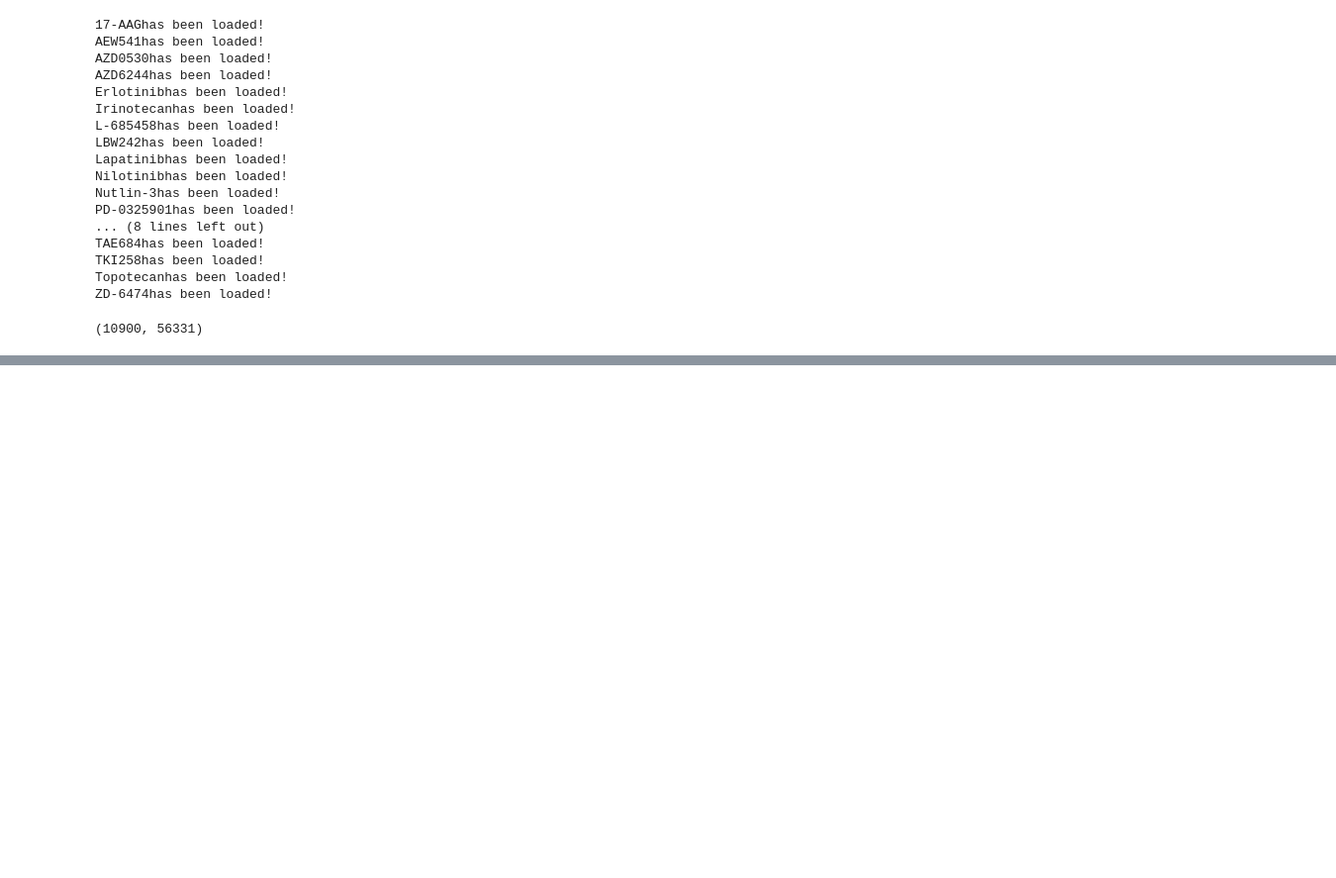
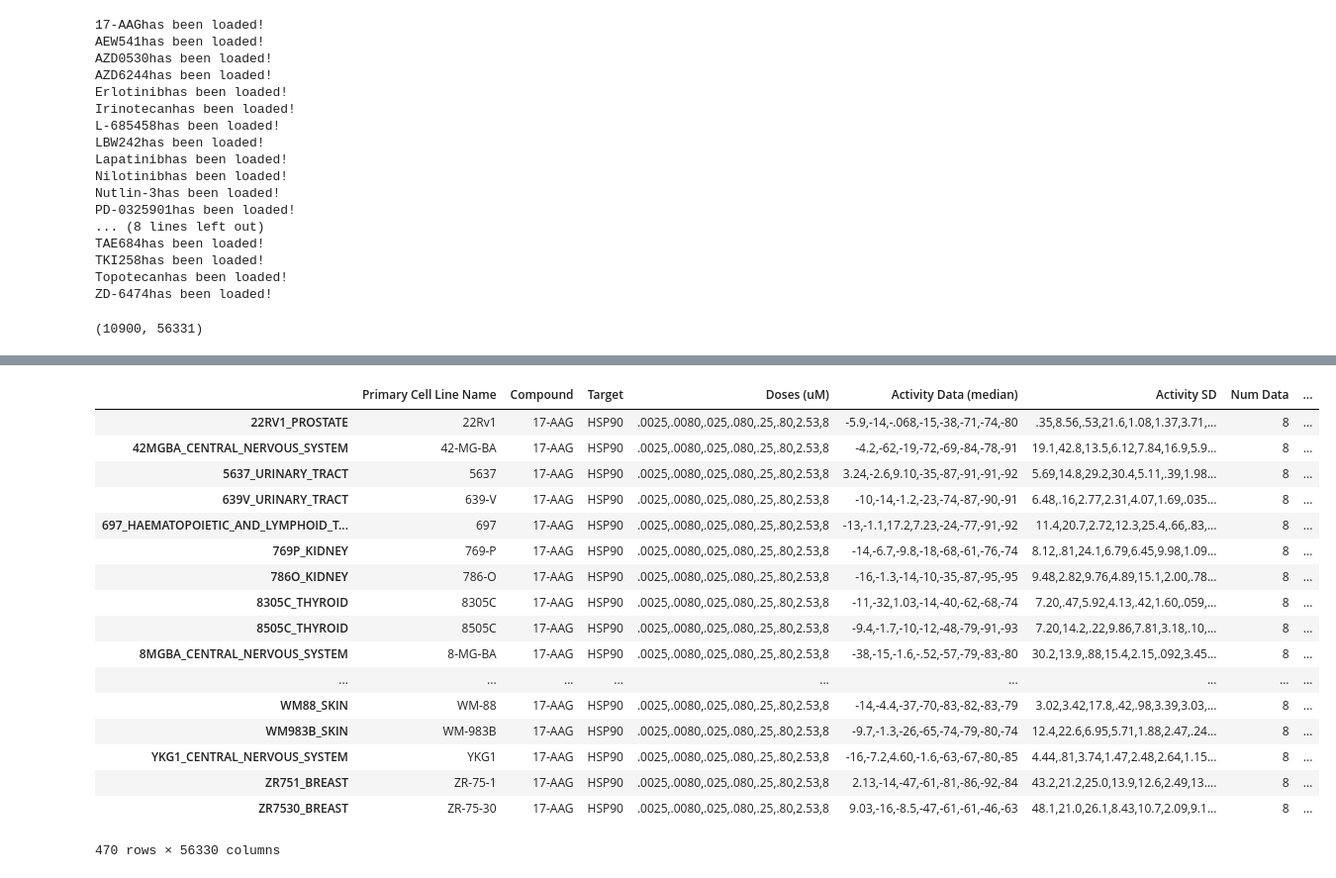
Before and after one commit to Naghipourfar/CCLE, a Jupyter notebook: Code/DataAnalysis.ipynb, the cells around one changed output, grey strips where cells are left out. Shown at 99% size. Drawn from its saved outputs; the diff is of its cells as text; code cells hidden in the pictures; blank space fills up the shorter version.

```diff
--- a/Code/DataAnalysis.ipynb
+++ b/Code/DataAnalysis.ipynb
@@ -142,0 +159,21 @@ KeyboardInterrupt:
+# %%
+data = pd.read_csv('../Data/Drugs_data/17-AAG.csv', index_col='Unnamed: 0')
+# %% [output]
+|  | Primary Cell Line Name | Compound | Target | Doses (uM) | Activity Data (median) | Activity SD | Num Data | ... |
+| 22RV1_PROSTATE | 22Rv1 | 17-AAG | HSP90 | .0025,.0080,.025,.080,.25,.80,2.53,8 | -5.9,-14,-.068,-15,-38,-71,-74,-80 | .35,8.56,.53,21.6,1.08,1.37,3.71,... | 8 | ... |
+| 42MGBA_CENTRAL_NERVOUS_SYSTEM | 42-MG-BA | 17-AAG | HSP90 | .0025,.0080,.025,.080,.25,.80,2.53,8 | -4.2,-62,-19,-72,-69,-84,-78,-91 | 19.1,42.8,13.5,6.12,7.84,16.9,5.9... | 8 | ... |
+| 5637_URINARY_TRACT | 5637 | 17-AAG | HSP90 | .0025,.0080,.025,.080,.25,.80,2.53,8 | 3.24,-2.6,9.10,-35,-87,-91,-91,-92 | 5.69,14.8,29.2,30.4,5.11,.39,1.98... | 8 | ... |
+| 639V_URINARY_TRACT | 639-V | 17-AAG | HSP90 | .0025,.0080,.025,.080,.25,.80,2.53,8 | -10,-14,-1.2,-23,-74,-87,-90,-91 | 6.48,.16,2.77,2.31,4.07,1.69,.035... | 8 | ... |
+| 697_HAEMATOPOIETIC_AND_LYMPHOID_T... | 697 | 17-AAG | HSP90 | .0025,.0080,.025,.080,.25,.80,2.53,8 | -13,-1.1,17.2,7.23,-24,-77,-91,-92 | 11.4,20.7,2.72,12.3,25.4,.66,.83,... | 8 | ... |
+| 769P_KIDNEY | 769-P | 17-AAG | HSP90 | .0025,.0080,.025,.080,.25,.80,2.53,8 | -14,-6.7,-9.8,-18,-68,-61,-76,-74 | 8.12,.81,24.1,6.79,6.45,9.98,1.09... | 8 | ... |
+| 786O_KIDNEY | 786-O | 17-AAG | HSP90 | .0025,.0080,.025,.080,.25,.80,2.53,8 | -16,-1.3,-14,-10,-35,-87,-95,-95 | 9.48,2.82,9.76,4.89,15.1,2.00,.78... | 8 | ... |
+| 8305C_THYROID | 8305C | 17-AAG | HSP90 | .0025,.0080,.025,.080,.25,.80,2.53,8 | -11,-32,1.03,-14,-40,-62,-68,-74 | 7.20,.47,5.92,4.13,.42,1.60,.059,... | 8 | ... |
+| 8505C_THYROID | 8505C | 17-AAG | HSP90 | .0025,.0080,.025,.080,.25,.80,2.53,8 | -9.4,-1.7,-10,-12,-48,-79,-91,-93 | 7.20,14.2,.22,9.86,7.81,3.18,.10,... | 8 | ... |
+| 8MGBA_CENTRAL_NERVOUS_SYSTEM | 8-MG-BA | 17-AAG | HSP90 | .0025,.0080,.025,.080,.25,.80,2.53,8 | -38,-15,-1.6,-.52,-57,-79,-83,-80 | 30.2,13.9,.88,15.4,2.15,.092,3.45... | 8 | ... |
+| ... | ... | ... | ... | ... | ... | ... | ... | ... |
+| WM88_SKIN | WM-88 | 17-AAG | HSP90 | .0025,.0080,.025,.080,.25,.80,2.53,8 | -14,-4.4,-37,-70,-83,-82,-83,-79 | 3.02,3.42,17.8,.42,.98,3.39,3.03,... | 8 | ... |
+| WM983B_SKIN | WM-983B | 17-AAG | HSP90 | .0025,.0080,.025,.080,.25,.80,2.53,8 | -9.7,-1.3,-26,-65,-74,-79,-80,-74 | 12.4,22.6,6.95,5.71,1.88,2.47,.24... | 8 | ... |
+| YKG1_CENTRAL_NERVOUS_SYSTEM | YKG1 | 17-AAG | HSP90 | .0025,.0080,.025,.080,.25,.80,2.53,8 | -16,-7.2,4.60,-1.6,-63,-67,-80,-85 | 4.44,.81,3.74,1.47,2.48,2.64,1.15... | 8 | ... |
+| ZR751_BREAST | ZR-75-1 | 17-AAG | HSP90 | .0025,.0080,.025,.080,.25,.80,2.53,8 | 2.13,-14,-47,-61,-81,-86,-92,-84 | 43.2,21.2,25.0,13.9,12.6,2.49,13.... | 8 | ... |
+| ZR7530_BREAST | ZR-75-30 | 17-AAG | HSP90 | .0025,.0080,.025,.080,.25,.80,2.53,8 | 9.03,-16,-8.5,-47,-61,-61,-46,-63 | 48.1,21.0,26.1,8.43,10.7,2.09,9.1... | 8 | ... |
+470 rows × 56330 columns
```
Also changed, not shown: parts of 4 cells of this notebook, 1 other file.
